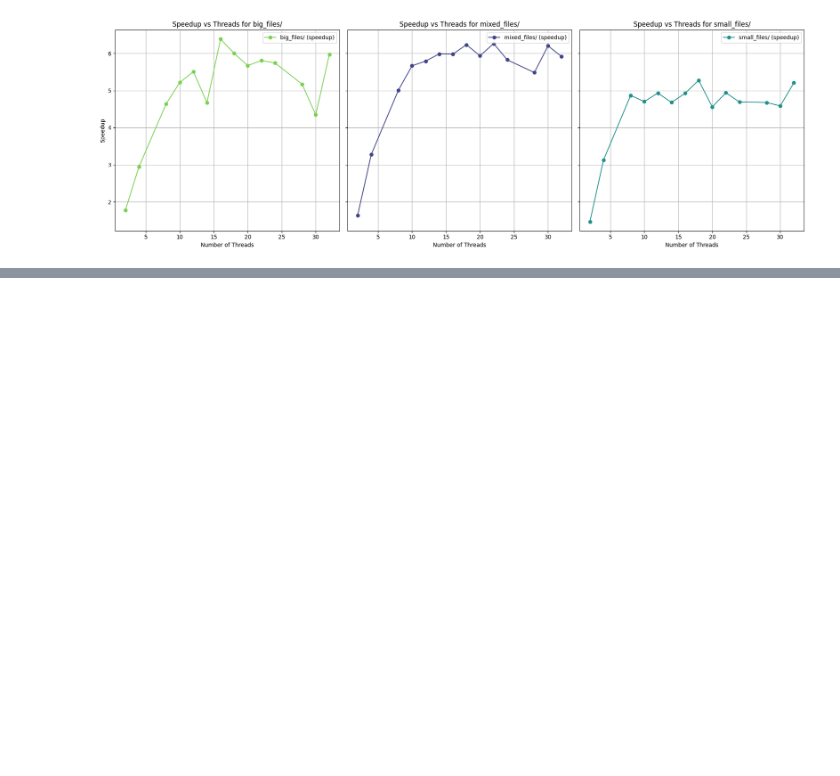
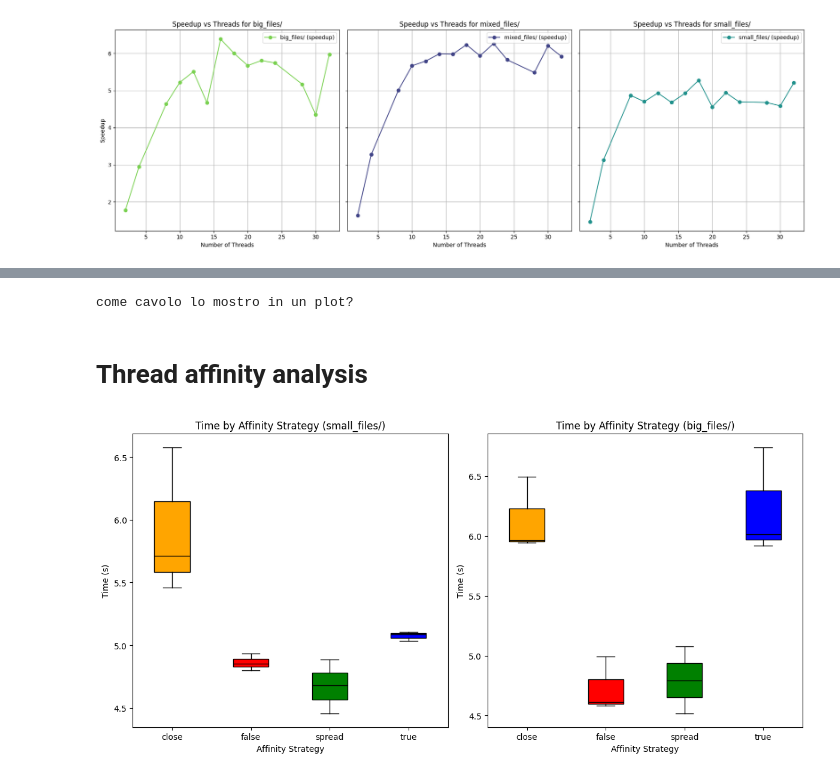
Before and after one commit to DavideB45/SPM, a Jupyter notebook: assignment3/analysis.ipynb, the cells around one changed output, grey strips where cells are left out. Drawn from its saved outputs; the diff is of its cells as text; code cells hidden in the pictures; blank space fills up the shorter version.

Commit message:
affinity plots (those are cool)

```diff
--- a/assignment3/analysis.ipynb
+++ b/assignment3/analysis.ipynb
@@ -118,0 +148,66 @@ plt.show()
+# %%
+print("come cavolo lo mostro in un plot?")
+# %% [output]
+come cavolo lo mostro in un plot?
+# %% [markdown]
+# Thread affinity analysis
+# %%
+df = pd.read_csv("results/affinity_results.csv")
+# Group by affinity and problem, remove min and max, then compute average
+affinity_times = df
+# remove affinity=master
+affinity_times = affinity_times[affinity_times["affinity"] != "master"]
+# %%
+# Define consistent colors for each affinity strategy
+color_mapping = {
+	'true': 'blue',
+	'false': 'red',
+	'spread': 'green',
+	'close': 'orange'
+}
+
+fig, axes = plt.subplots(1, 2, figsize=(12, 6))
+
+# Filter and trim out min/max as before
+small_files_data = affinity_times[affinity_times['problem'] == 'small_files/']
+big_files_data = affinity_times[affinity_times['problem'] == 'big_files/']
+
+# Remove min and max
+def trimmed(df):
+    return df.groupby('affinity')['time'].apply(lambda x: x.sort_values().iloc[1:-1])
+
+small_trimmed = trimmed(small_files_data)
+big_trimmed = trimmed(big_files_data)
+
+# Prepare data for boxplot
+small_groups = [group[1].values for group in small_trimmed.groupby(level=0)]
+big_groups = [group[1].values for group in big_trimmed.groupby(level=0)]
+
+small_labels = small_trimmed.groupby(level=0).groups.keys()
+big_labels = big_trimmed.groupby(level=0).groups.keys()
+
+# Small files boxplot
+bp1 = axes[0].boxplot(small_groups, patch_artist=True, tick_labels=small_labels, medianprops={'color': 'black'})
+axes[0].set_title('Time by Affinity Strategy (small_files/)')
+axes[0].set_xlabel('Affinity Strategy')
+axes[0].set_ylabel('Time (s)')
+
+# Big files boxplot
+bp2 = axes[1].boxplot(big_groups, patch_artist=True, tick_labels=big_labels, medianprops={'color': 'black'})
+axes[1].set_title('Time by Affinity Strategy (big_files/)')
+axes[1].set_xlabel('Affinity Strategy')
+axes[1].set_ylabel('Time (s)')
+
+# Apply colors to the boxes
+for patch, label in zip(bp1['boxes'], small_labels):
+	patch.set_facecolor(color_mapping[label])
+for patch, label in zip(bp2['boxes'], big_labels):
+	patch.set_facecolor(color_mapping[label])
+
+plt.suptitle('')
+plt.tight_layout()
+# Save the figure as PNG
+plt.savefig("figures/affinity_boxplot.png", dpi=600)
+plt.show()
+# %% [output]
+[figure, added]
```
Also changed, not shown: parts of 3 cells of this notebook, 1 other file.
